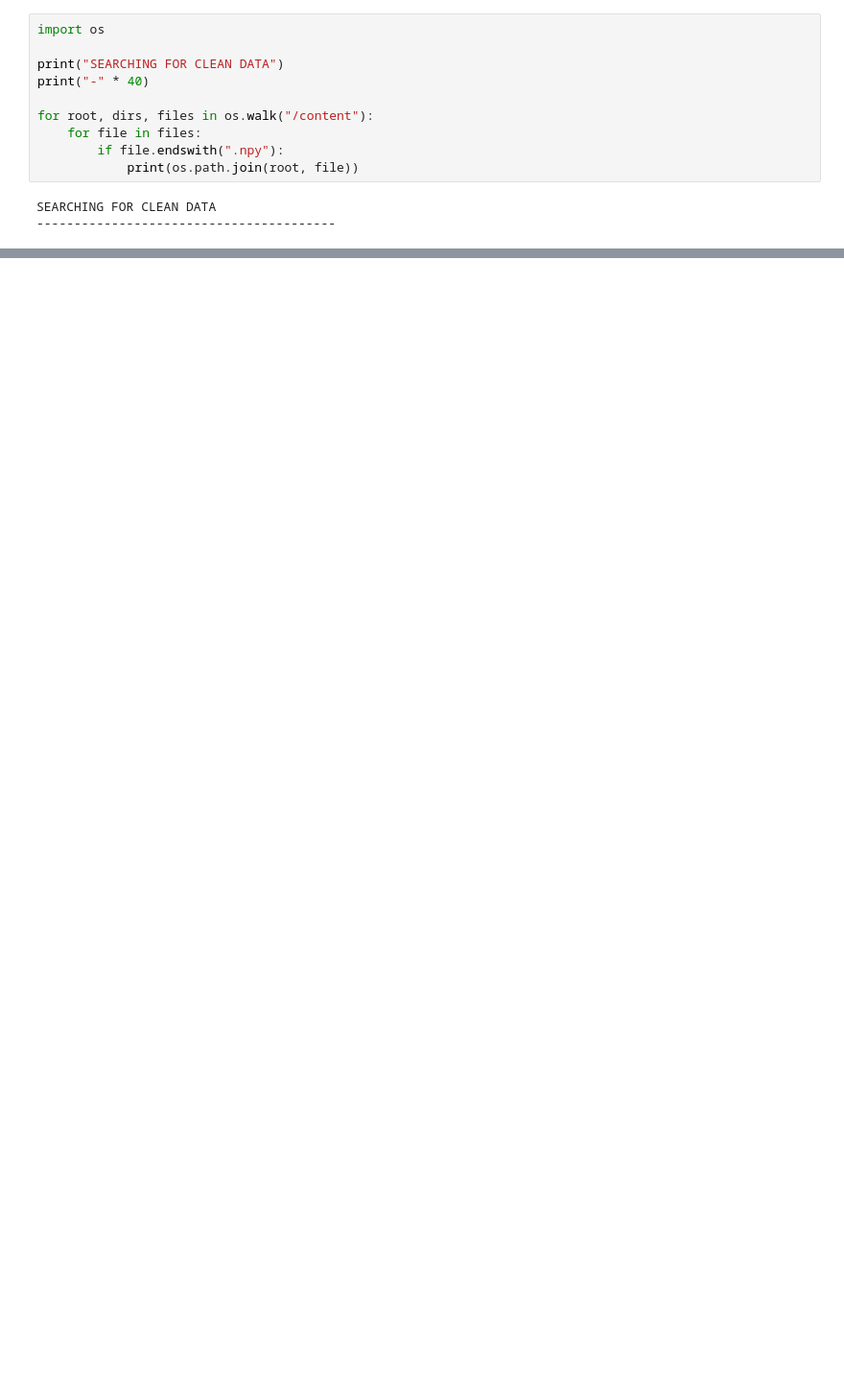
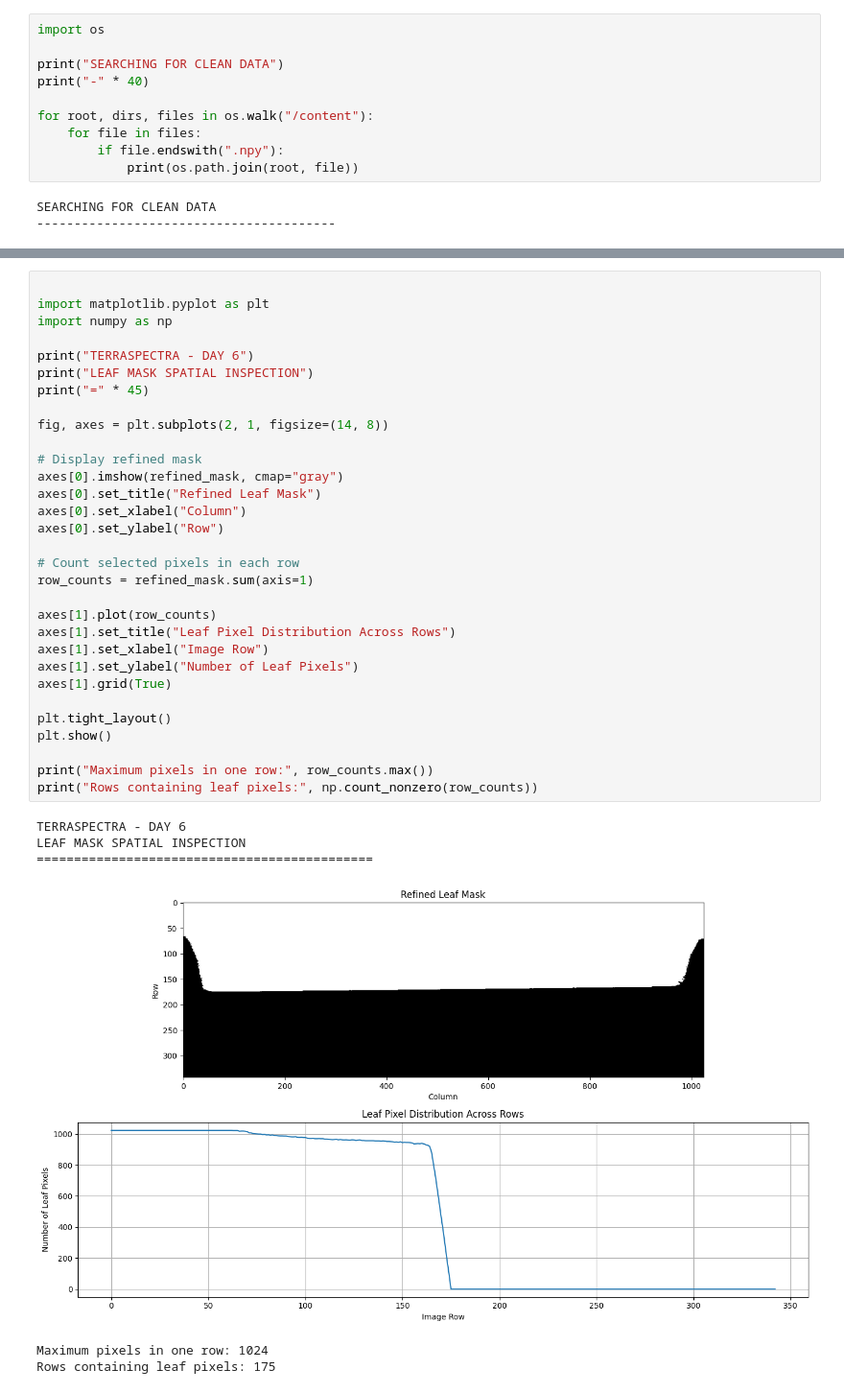
Before and after one commit to megha-0066/TerraSpectra, a Jupyter notebook: TeraSpectra.ipynb, the cells around one changed output, grey strips where cells are left out. Shown at 96% size. Cells and saved outputs as stored; diff of their text form; blank space fills up the shorter version.

```diff
--- a/TeraSpectra.ipynb
+++ b/TeraSpectra.ipynb
@@ -1416,0 +2196,38 @@ Size: 0.5 MB
+# %%
+
+import matplotlib.pyplot as plt
+import numpy as np
+
+print("TERRASPECTRA - DAY 6")
+print("LEAF MASK SPATIAL INSPECTION")
+print("=" * 45)
+
+fig, axes = plt.subplots(2, 1, figsize=(14, 8))
+
+# Display refined mask
+axes[0].imshow(refined_mask, cmap="gray")
+axes[0].set_title("Refined Leaf Mask")
+axes[0].set_xlabel("Column")
+axes[0].set_ylabel("Row")
+
+# Count selected pixels in each row
+row_counts = refined_mask.sum(axis=1)
+
+axes[1].plot(row_counts)
+axes[1].set_title("Leaf Pixel Distribution Across Rows")
+axes[1].set_xlabel("Image Row")
+axes[1].set_ylabel("Number of Leaf Pixels")
+axes[1].grid(True)
+
+plt.tight_layout()
+plt.show()
+
+print("Maximum pixels in one row:", row_counts.max())
+print("Rows containing leaf pixels:", np.count_nonzero(row_counts))
+# %% [output]
+TERRASPECTRA - DAY 6
+LEAF MASK SPATIAL INSPECTION
+=============================================
+[figure, added]
+Maximum pixels in one row: 1024
+Rows containing leaf pixels: 175
```
Also changed, not shown: parts of 40 cells of this notebook.
